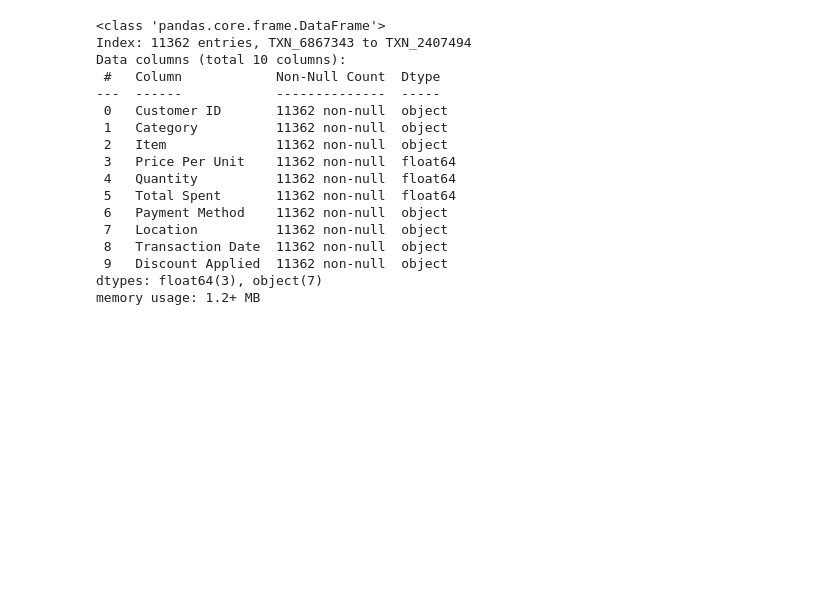
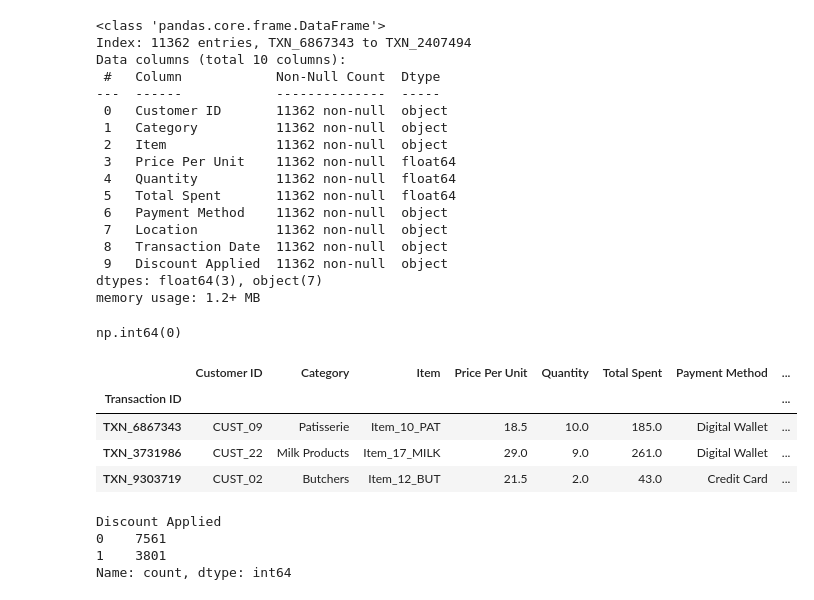
Before and after one commit to NarendranS13/pandas_e2e_retail_data, a Jupyter notebook: scripts/clean.ipynb, the cells around one changed output. Drawn from its saved outputs; the diff is of its cells as text; code cells hidden in the pictures; blank space fills up the shorter version.

```diff
--- a/scripts/clean.ipynb
+++ b/scripts/clean.ipynb
@@ -213,3 +213,22 @@ Data columns (total 10 columns):
  9   Discount Applied  11362 non-null  object
 dtypes: float64(3), object(7)
 memory usage: 1.2+ MB
+# %%
+### Convert Transaction Date from Object to Datetime
+
+raw_df['Transaction Date'] = pd.to_datetime(raw_df['Transaction Date'], errors="coerce")
+# %%
+### Validate if any missing Transaction Date values
+### 0 means no missing values
+
+raw_df['Transaction Date'].isna().sum()
+# %% [output]
+np.int64(0)
+# %%
+raw_df.head(3)
+# %% [output]
+|  | Customer ID | Category | Item | Price Per Unit | Quantity | Total Spent | Payment Method | ... |
+| Transaction ID |  |  |  |  |  |  |  | ... |
+| TXN_6867343 | CUST_09 | Patisserie | Item_10_PAT | 18.5 | 10.0 | 185.0 | Digital Wallet | ... |
+| TXN_3731986 | CUST_22 | Milk Products | Item_17_MILK | 29.0 | 9.0 | 261.0 | Digital Wallet | ... |
+| TXN_9303719 | CUST_02 | Butchers | Item_12_BUT | 21.5 | 2.0 | 43.0 | Credit Card | ... |
@@ -215,0 +250,7 @@ memory usage: 1.2+ MB
+# %%
+raw_df['Discount Applied'].value_counts()
+# %% [output]
+Discount Applied
+0    7561
+1    3801
+Name: count, dtype: int64
```
Also changed, not shown: parts of 3 cells of this notebook, 2 other files.
